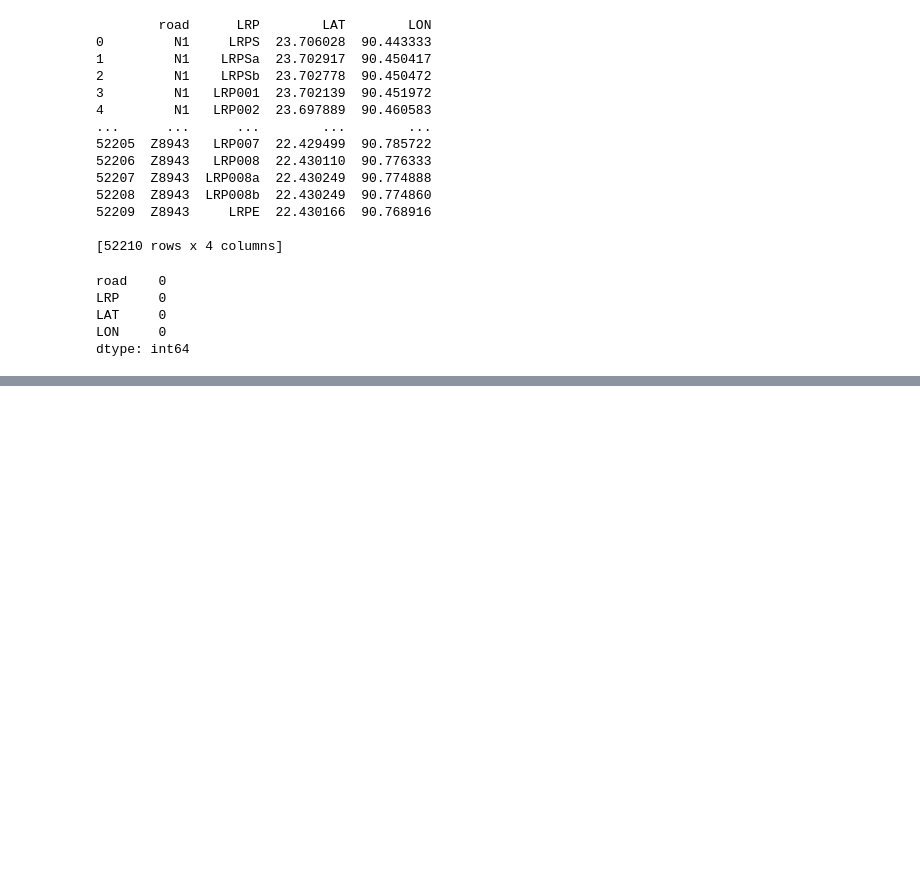
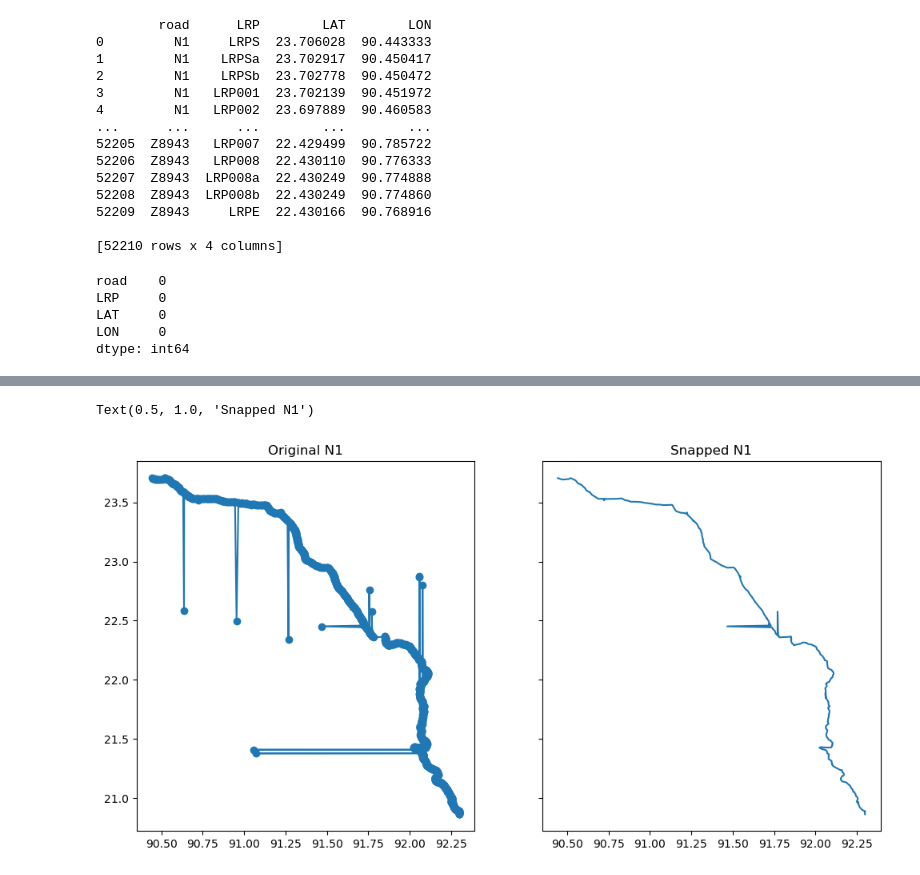
Before and after one commit to nielsvdd42/EPA133A-Advanced-Simulation-Group-1, a Jupyter notebook: Assignment 1/EPA133a-G01-A1/notebook/data_long_format_as.ipynb, the cells around one changed output, grey strips where cells are left out. Saved outputs shown, nothing was run; the diff lists cells and outputs as text; code cells hidden in the pictures; blank space fills up the shorter version.

```diff
--- a/Assignment 1/EPA133a-G01-A1/notebook/data_long_format_as.ipynb
+++ b/Assignment 1/EPA133a-G01-A1/notebook/data_long_format_as.ipynb
@@ -295,0 +266,25 @@ print(df_rd1)
+# %%
+outliers_present = True
+df_rd1_copy = df_rd1.copy()
+outliers_n, median_n, std_n = calc_outliers(df_rd1_copy)
+outliers_copy = [(0,0), (0,0)]
+iteration = 1
+while outliers_present:
+    print(f'Started iteration {iteration}')
+    if len(outliers_n) == len(outliers_copy) and check_lists(outliers_copy, outliers_n):
+        outliers_present = False
+        print(f'Finished at iteration {iteration} as outliers are the same.')
+        print(f'{outliers_n} and {outliers_copy}')
+        print(f'{len(outliers_n)} ')
+        break
+    outliers_n, median_n, std_n = calc_outliers(df_rd1_copy)
+    lrp_outliers_n = calc_lrp_outliers(outliers_n, std_n)
+    print(len(lrp_outliers_n))
+    if len(lrp_outliers_n) == 0:
+        outliers_present = False
+        break
+    df_rd1_copy = fix_outliers(df_rd1_copy, lrp_outliers_n)
+    outliers_copy = outliers_n.copy()
+    iteration = iteration + 1
+
+print(f'Finished!')
@@ -295,0 +311,10 @@ print(df_rd1)
+# %%
+f, axes = plt.subplots(1,2, figsize=(12, 6), sharey=True)
+axes.flatten()
+axes[0].plot(df_rd1['LON'], df_rd1['LAT'], marker='o', label='Original N1')
+axes[0].set_title(f'Original {df_rd1.iloc[0].road}')
+axes[1].plot(df_rd1_copy['LON'], df_rd1_copy ['LAT'],  label='Snapped N1')
+axes[1].set_title(f'Snapped {df_rd1.iloc[0].road}')
+# %% [output]
+Text(0.5, 1.0, 'Snapped N1')
+[figure, added]
```
Also changed, not shown: parts of 17 cells of this notebook.
